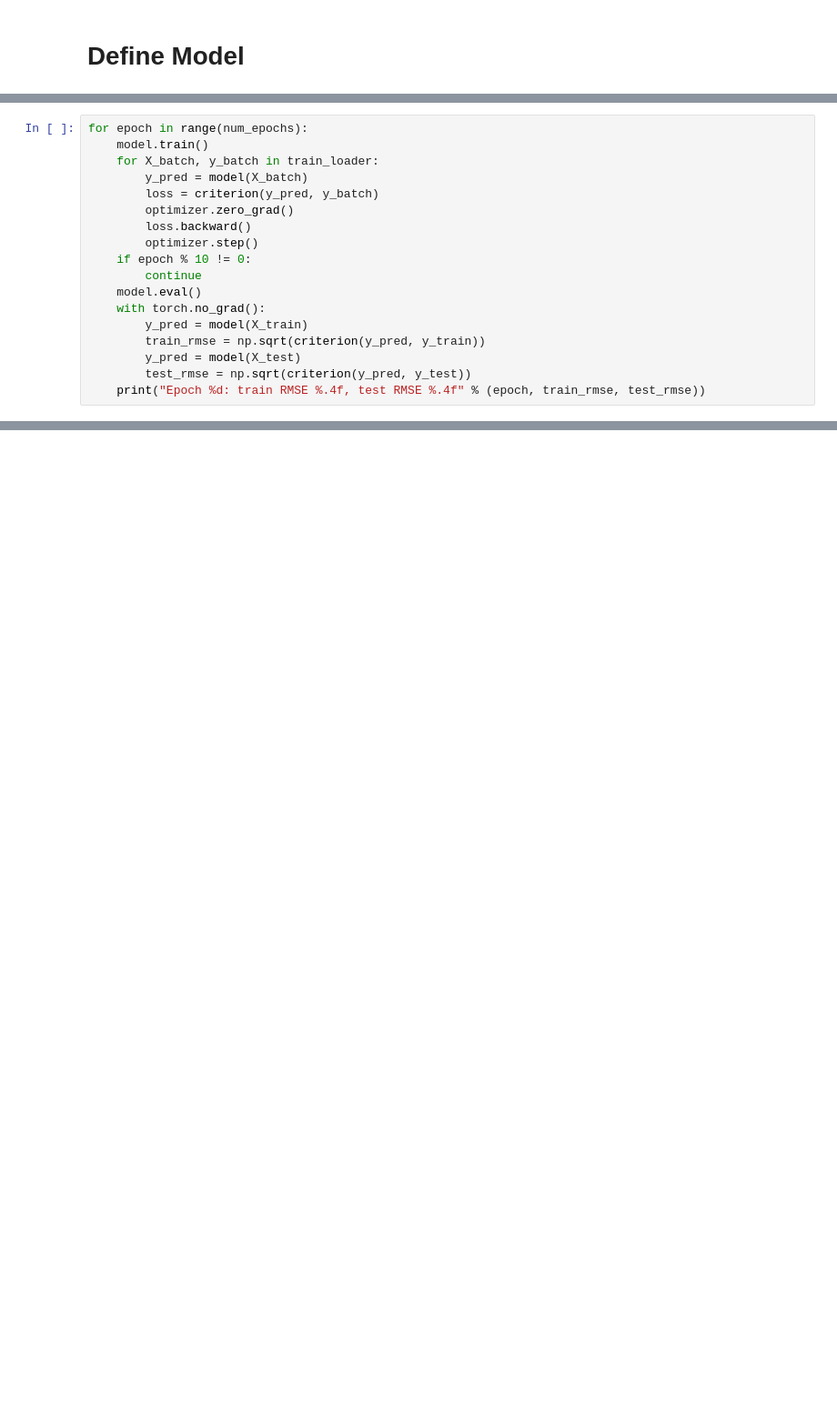
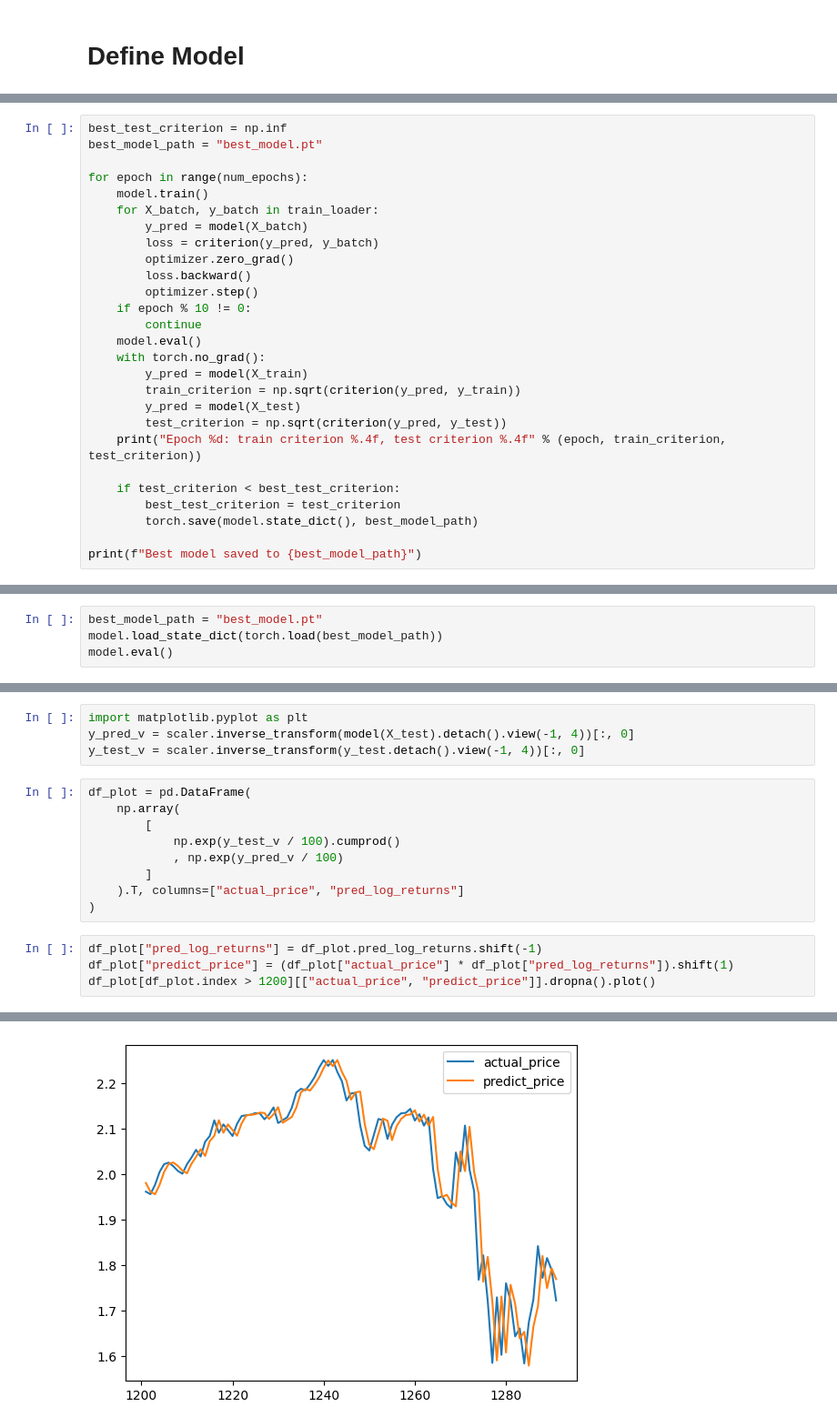
Before and after one commit to vitorwashiya/Pytorch-Finance, a Jupyter notebook: pytorch-finance.ipynb, the cells around one changed output, grey strips where cells are left out. Shown at 91% size. Cells and saved outputs as stored; diff of their text form; blank space fills up the shorter version.

```diff
--- a/pytorch-finance.ipynb
+++ b/pytorch-finance.ipynb
@@ -99,4 +129,7 @@ optimizer = optim.Adam(
 # %%
+best_test_criterion = np.inf
+best_model_path = "best_model.pt"
+
 for epoch in range(num_epochs):
     model.train()
     for X_batch, y_batch in train_loader:
@@ -110,8 +143,14 @@ for epoch in range(num_epochs):
     model.eval()
     with torch.no_grad():
         y_pred = model(X_train)
-        train_rmse = np.sqrt(criterion(y_pred, y_train))
+        train_criterion = np.sqrt(criterion(y_pred, y_train))
         y_pred = model(X_test)
-        test_rmse = np.sqrt(criterion(y_pred, y_test))
-    print("Epoch %d: train RMSE %.4f, test RMSE %.4f" % (epoch, train_rmse, test_rmse))
+        test_criterion = np.sqrt(criterion(y_pred, y_test))
+    print("Epoch %d: train criterion %.4f, test criterion %.4f" % (epoch, train_criterion, test_criterion))
+
+    if test_criterion < best_test_criterion:
+        best_test_criterion = test_criterion
+        torch.save(model.state_dict(), best_model_path)
+
+print(f"Best model saved to {best_model_path}")
 # %% [output]
@@ -135,0 +177,4 @@ scaler.inverse_transform(y_train[0].detach().numpy())[0][0]
+# %%
+best_model_path = "best_model.pt"
+model.load_state_dict(torch.load(best_model_path))
+model.eval()
@@ -135,0 +190,18 @@ scaler.inverse_transform(y_train[0].detach().numpy())[0][0]
+# %%
+import matplotlib.pyplot as plt
+y_pred_v = scaler.inverse_transform(model(X_test).detach().view(-1, 4))[:, 0]
+y_test_v = scaler.inverse_transform(y_test.detach().view(-1, 4))[:, 0]
+# %%
+df_plot = pd.DataFrame(
+    np.array(
+        [
+            np.exp(y_test_v / 100).cumprod()
+            , np.exp(y_pred_v / 100)
+        ]
+    ).T, columns=["actual_price", "pred_log_returns"]
+)
+# %%
+df_plot["pred_log_returns"] = df_plot.pred_log_returns.shift(-1)
+df_plot["predict_price"] = (df_plot["actual_price"] * df_plot["pred_log_returns"]).shift(1)
+df_plot[df_plot.index > 1200][["actual_price", "predict_price"]].dropna().plot()
+# %% [output]
@@ -136,2 +209,3 @@ scaler.inverse_transform(y_train[0].detach().numpy())[0][0]
+[figure, added]
 # %%
 import matplotlib.pyplot as plt
```
Also changed, not shown: parts of 22 cells of this notebook, 1 other file.
